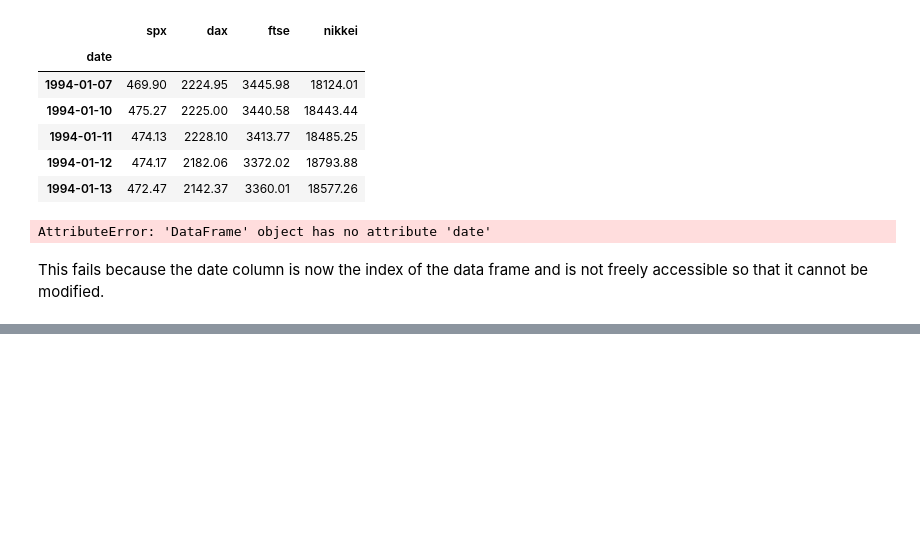
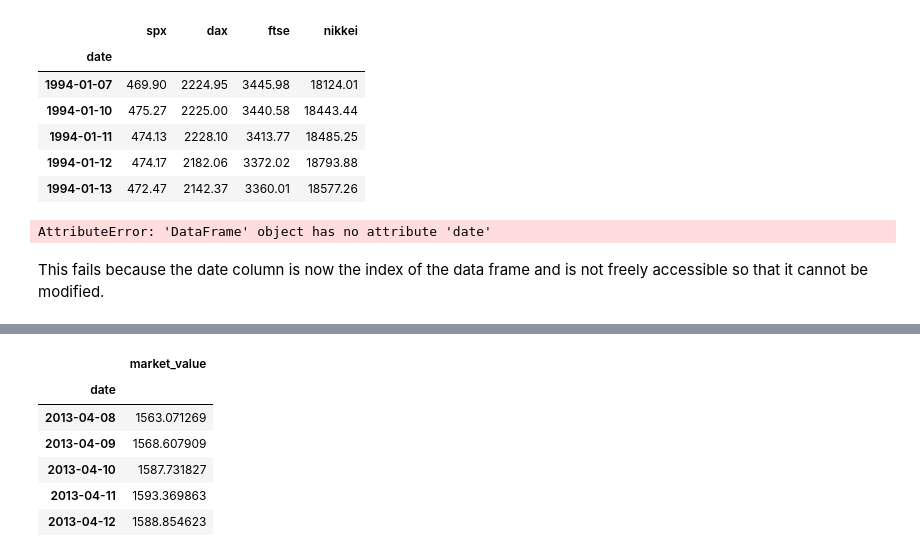
Before and after one commit to satyajitghosh/TimeSeriesAnalysis, a Jupyter notebook: DataRangerCourse/TS_Lecture1.ipynb, the cells around one changed output, grey strips where cells are left out. Cells and saved outputs as stored; diff of their text form; code cells hidden in the pictures; blank space fills up the shorter version.

```diff
--- a/DataRangerCourse/TS_Lecture1.ipynb
+++ b/DataRangerCourse/TS_Lecture1.ipynb
@@ -104,0 +198,10 @@ This fails because the date column is now the index of the data frame and is not
+# %%
+df_test.head()
+# %% [output]
+|  | market_value |
+| date |  |
+| 2013-04-08 | 1563.071269 |
+| 2013-04-09 | 1568.607909 |
+| 2013-04-10 | 1587.731827 |
+| 2013-04-11 | 1593.369863 |
+| 2013-04-12 | 1588.854623 |
```
Also changed, not shown: parts of 19 cells of this notebook.
